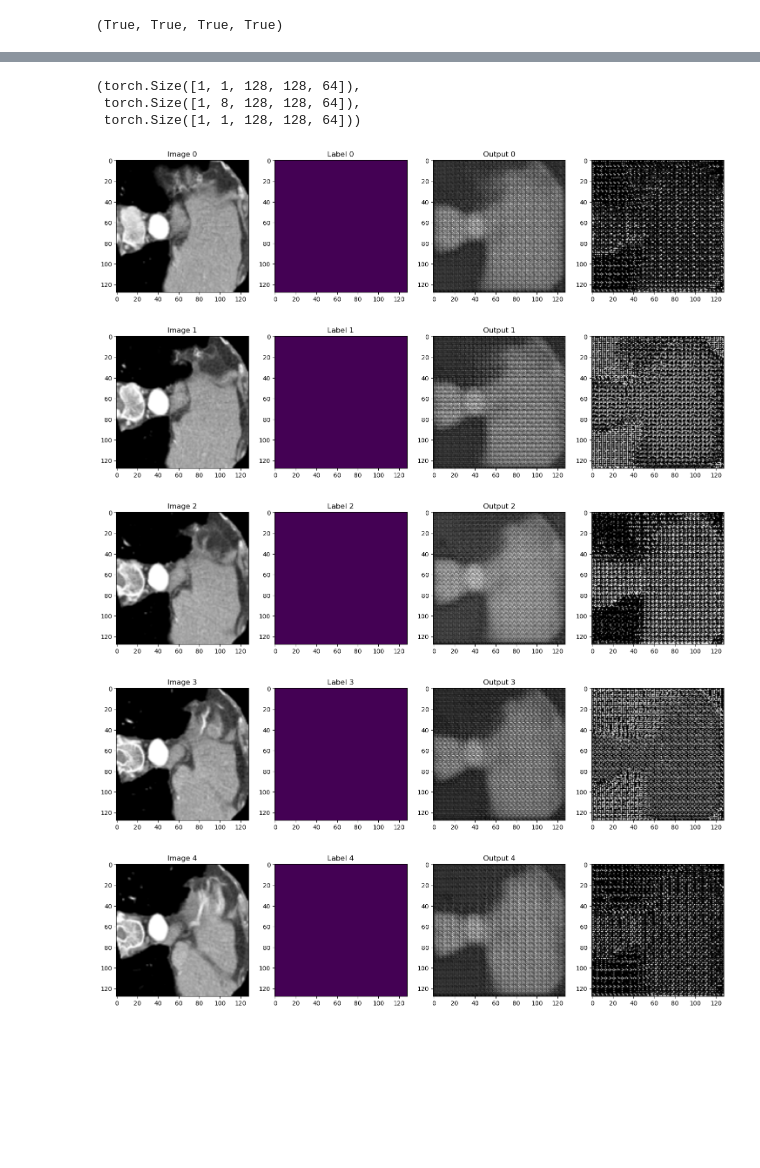
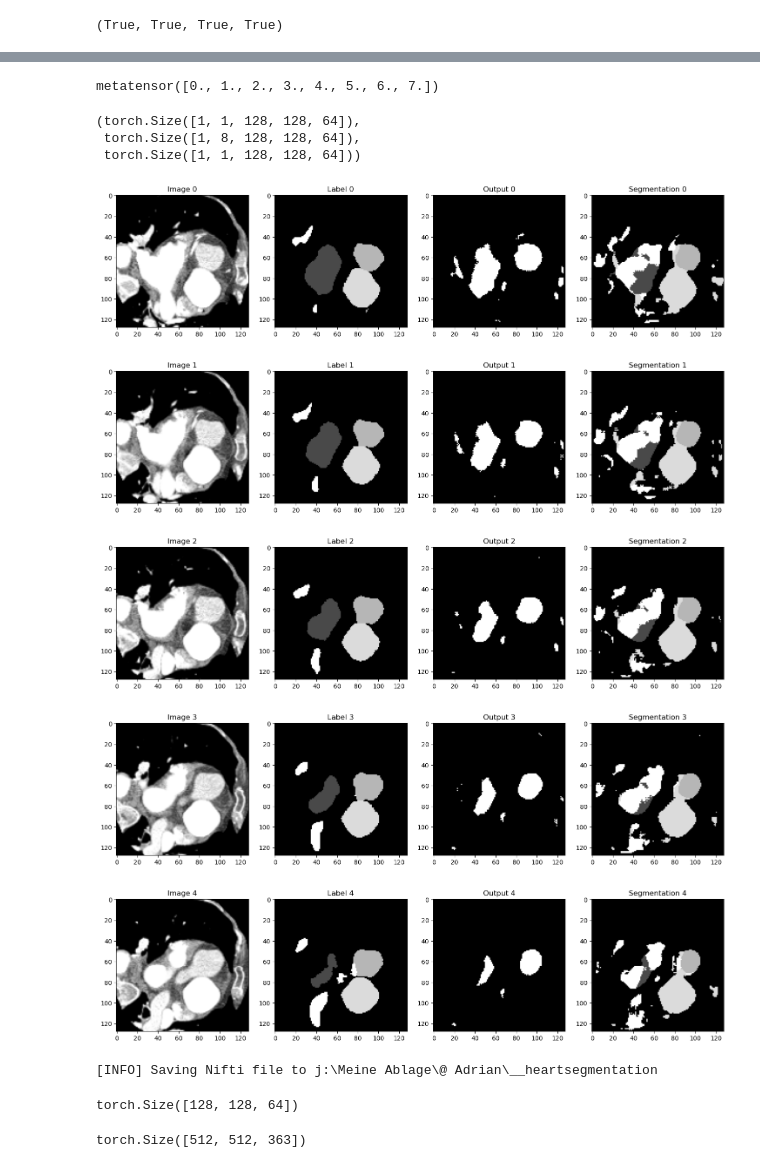
Before and after one commit to AdrianGraumnitz/Medical_Segmantion_PyTorch-MONAI, a Jupyter notebook: predictions.ipynb, the cells around one changed output, grey strips where cells are left out. Drawn from its saved outputs; the diff is of its cells as text; code cells hidden in the pictures; blank space fills up the shorter version.

Commit message:
Create save_nifti() function in utilse. Fix classification problem. In predictions.ipynb it is now possible to get a visualisation of a binary and a multisegmentation

```diff
--- a/predictions.ipynb
+++ b/predictions.ipynb
@@ -100,5 +91,5 @@ test_dataloader = DataLoader(dataset = test_ds,
                              batch_size = 1)
 # %%
 model, device = u_net.unet()
-model.load_state_dict(torch.load(target_dir / 'ModelV1.pth'))
+model.load_state_dict(torch.load(target_dir / 'ModelV2_diceloss.pth'))
 model.eval()
@@ -105,10 +114,14 @@ model.eval()
 # %%
 test_patient = next(iter(test_dataloader))
+# %%
+torch.unique(test_patient['seg'])
+# %% [output]
+metatensor([0., 1., 2., 3., 4., 5., 6., 7.])
 # %%
+import engine
 sw_batch_size = 4
 roi_size = (128, 128, 64)
 with torch.no_grad():
-    #test_patient = next(iter(test_dataloader))
     t_volume = test_patient['vol']
     test_outputs = inferers.sliding_window_inference(inputs = t_volume.to(device),
                                                      roi_size = roi_size,
@@ -116,41 +129,72 @@ with torch.no_grad():
                                                      predictor = model
                                                      )
     prediction = torch.softmax(test_outputs, dim = 1).argmax(dim = 1)
-    #sigmoid_activation = Activations(sigmoid = True)
+
+    sigmoid_activation = transforms.Activations(sigmoid = True)
 # %%
-#prediction = prediction.unsqueeze(dim = 0)
+prediction = prediction.unsqueeze(dim = 0)
 prediction.shape, test_outputs.shape, test_patient['seg'].shape
 # %% [output]
 (torch.Size([1, 1, 128, 128, 64]),
  torch.Size([1, 8, 128, 128, 64]),
  torch.Size([1, 1, 128, 128, 64]))
-# %%
-for i in range(5):
-    plt.subplot(1, 3, 3)
-    #prediction = prediction.squeeze()
-    plt.imshow(prediction.detach().cpu()[0,0, :, :, i + 10])
-    plt.show()
 # %%
-#test_outputs = sigmoid_activation(test_outputs)
-# test_outputs = test_outputs > 0.53 Make the Values binary, i think not effective for our cause
+test_outputs = sigmoid_activation(test_outputs)
+test_outputs = 1 - test_outputs
+test_outputs = test_outputs > 0.53 #Make the Values binary, i think not effective for our cause
+
+z=50
 for i in range(5):
         plt.figure('check', (18, 6))
         plt.subplot(1, 4, 1)
         plt.title(f'Image {i}')
-        plt.imshow(test_patient['vol'][0, 0, :, :, i+10], cmap = 'gray')
+        plt.imshow(test_patient['vol'][0, 0, :, :, i+z], cmap = 'gray')
         plt.subplot(1, 4, 2)
         plt.title(f'Label {i}')
-        plt.imshow(test_patient['seg'][0, 0, :, :, i+10])
+        plt.imshow(test_patient['seg'][0, 0, :, :, i+z], cmap ='gray')
         plt.subplot(1, 4, 3)
         plt.title(f'Output {i}')
-        plt.imshow(test_outputs.detach().cpu()[0, 0, :, :, i + 10], cmap = 'gray')
+        plt.imshow(test_outputs.detach().cpu()[0, 0, :, :, i + z], cmap = 'gray')
 
         plt.subplot(1, 4, 4)
-        plt.imshow(prediction.detach().cpu()[0,0, :, :, i + 10], cmap = 'gray')
+        plt.title(f'Segmentation {i}')
+        plt.imshow(prediction.detach().cpu()[0,0, :, :, i + z], cmap = 'gray')
         plt.show()
 # %% [output]
-[figure, old version]
+[figure, new version]
-[figure, old version]
+[figure, new version]
-[figure, old version]
+[figure, new version]
-[figure, old version]
+[figure, new version]
-[figure, old version]
+[figure, new version]
+# %%
+utils.save_nifti(prediction = prediction,
+                 out_dir = Path.cwd().parent)
+# %% [output]
+[INFO] Saving Nifti file to j:\Meine Ablage\@ Adrian\__heartsegmentation
+# %%
+nifti_prediction = prediction.squeeze()
+print(nifti_prediction.shape)
+nib.save(nib.Nifti1Image(prediction.squeeze().cpu().numpy().astype(float), affine = None), 'test.nii.gz')
+# %% [output]
+torch.Size([128, 128, 64])
+# %%
+target_size = (512, 512, 363)
+
+
+
+# Interpolation durchführen
+resized_prediction = torch.nn.functional.interpolate(
+    prediction.unsqueeze(0).type(torch.float),  # Batch- und Kanal-Dimension hinzufügen
+    size=target_size,
+    mode='trilinear',  # Dreidimensionale Interpolation
+    align_corners=False
+)
+
+# Die zusätzlichen Dimensionen wieder entfernen
+resized_prediction = resized_prediction.squeeze(0).squeeze(0)
+
+# Überprüfen der Größe
+print(resized_prediction.shape)
+nib.save(nib.Nifti1Image(resized_prediction.cpu().numpy().astype(float), affine = None), 'test2.nii.gz')
+# %% [output]
+torch.Size([512, 512, 363])
```
Also changed, not shown: parts of 5 cells of this notebook, 4 other files.
